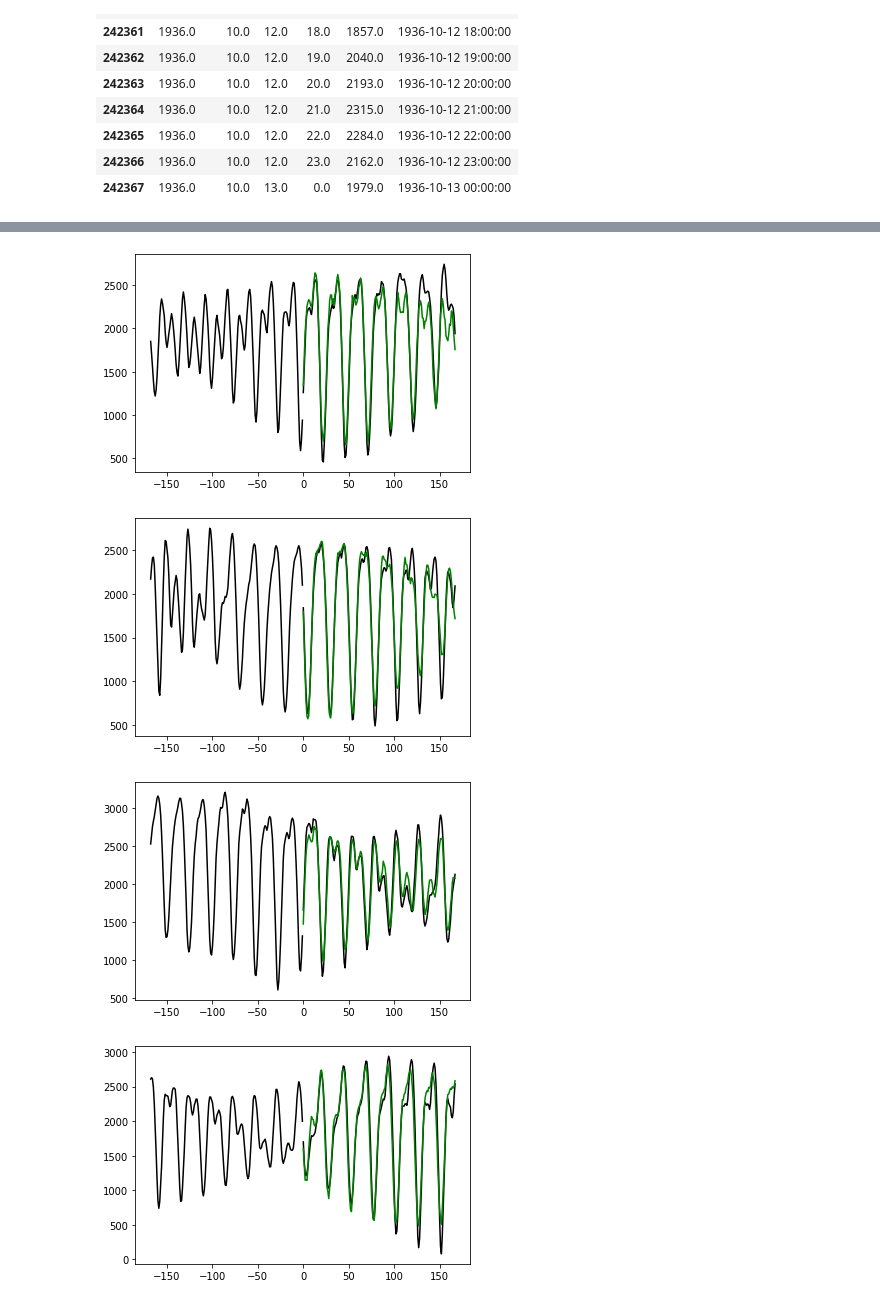
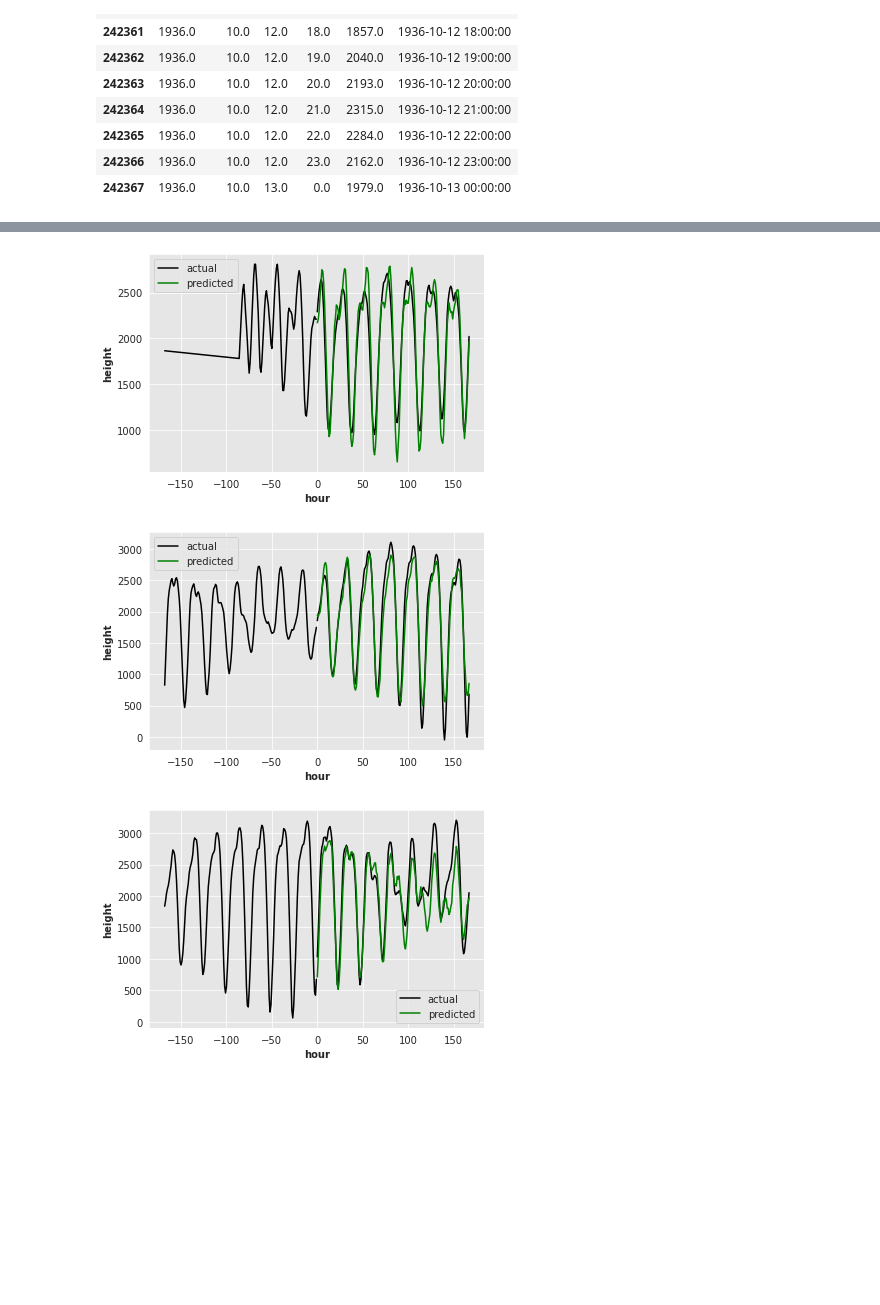
Before and after one commit to bimewok/predicting_tides, a Jupyter notebook: predicting_tides.ipynb, the cells around one changed output, grey strips where cells are left out. Drawn from its saved outputs; the diff is of its cells as text; code cells hidden in the pictures; blank space fills up the shorter version.

```diff
--- a/predicting_tides.ipynb
+++ b/predicting_tides.ipynb
@@ -26,4 +19,10 @@ pd.set_option('display.max_columns', None)
 print('Ready to Go!')
 # %% [output]
 Ready to Go!
+# %%
+file = requests.get('https://raw.githubusercontent.com/bimewok/predicting_tides/main/data/tides.csv').content
+
+#leave blank for working directory. Or e.g. r'C:\garrett_workspace\PROJECTS\tides'
+save_path = ''
+tides = pd.read_csv(io.StringIO(file.decode('utf-8')))
 # %%
@@ -93,12 +167,11 @@ See the caveats in the documentation: https://pandas.pydata.org/pandas-docs/stab
 # %%
 def reshape_data(df, y_position, past_steps, future_steps):
-
     y_intermediate = df.iloc[:,y_position]
     y = []
     for i in range(len(y_intermediate)):
         if i <= (len(y_intermediate) - (future_steps+1)):
             y.append(y_intermediate.iloc[i+1:i+1+(future_steps)])
-            if i % 100000 == 0:
+            if i % 90000 == 0:
                 print(round((i/len(y_intermediate))*100, 0), '%')
     df = df.head(len(y))
     num_batches = int(len(df) / past_steps)
@@ -107,14 +180,11 @@ def reshape_data(df, y_position, past_steps, future_steps):
         df = df.head(len(y))
 
     y = np.array(y)
-
-
     x = np.array(df)
-
     y = np.reshape(y, (num_batches,past_steps,future_steps))
     x = np.reshape(x, (num_batches,past_steps,len(df.columns)))
+    return x, y
 
-    return x, y
 print('starting train')
 x_train, y_train = reshape_data(train, y_position, past_steps, future_steps)
 print('starting validation')
@@ -204,26 +284,33 @@ plot_history()
 # %%
-def plot_predictions(x_test=x_test, y_test=y_test, past=past_steps, future=future_steps, model=model, num_to_show=10, y_pos=y_position, maxes=maxes):
+def get_predictions(model, y_test=y_test, x_test=x_test, maxes=maxes, y_pos=y_position):
     y_pred = model.predict(x_test)[:, -1][..., np.newaxis]
     y_pred = y_pred*(maxes[y_pos])
-    y_test = y_test*(maxes[y_pos])
+    y_test_rescaled = y_test*(maxes[y_pos])
+    x_test_rescaled = np.empty_like(x_test)
+    for i in range(len(maxes)):
+        x_test_rescaled[:,:,i] = x_test[:,:,i]*maxes[i]
+    return x_test_rescaled, y_test_rescaled, y_pred
 
-    for i in range(len(maxes)):
-        x_test[:,:,i] = x_test[:,:,i]*maxes[i]
+x_test_rescaled, y_test_rescaled, y_pred = get_predictions(model)
 
+def plot_predictions(y_pred, x_test_rescaled=x_test_rescaled, y_test_rescaled=y_test_rescaled,
+                     num_to_show=5, past=past_steps, future=future_steps, y_pos=y_position):
     rng = np.random.default_rng()
     array = np.array(rng.integers(len(y_pred +1), size=num_to_show))
     for i in array:
-        past_x = x_test[i,:,y_pos]
-        future_x = y_test[i,(past-1),:]
+        past_x = x_test_rescaled[i,:,y_pos]
+        future_x = y_test_rescaled[i,(past-1),:]
         predictions = y_pred[i]
 
         future_x_axis = range(0, future)
         past_x_axis = range(-past, 0)
         plt.plot(past_x_axis, past_x, color='black')
-        plt.plot(future_x_axis, future_x, color='black')
-        plt.plot(future_x_axis, predictions, color ='green')
+        plt.plot(future_x_axis, future_x, color='black', label='actual')
+        plt.plot(future_x_axis, predictions, color ='green', label='predicted')
+        plt.gca().set_ylabel('height', fontweight='bold')
+        plt.gca().set_xlabel('hour', fontweight='bold')
+        plt.legend()
         plt.show()
-    return y_pred
 
-predictions = plot_predictions()
+plot_predictions(y_pred)
 # %% [output]
@@ -232,4 +319,3 @@ predictions = plot_predictions()
-[figure, old version]
+[figure, new version]
-[figure, old version]
+[figure, new version]
-[figure, old version]
+[figure, new version]
-[figure, removed]
```
Also changed, not shown: parts of 14 cells of this notebook.
